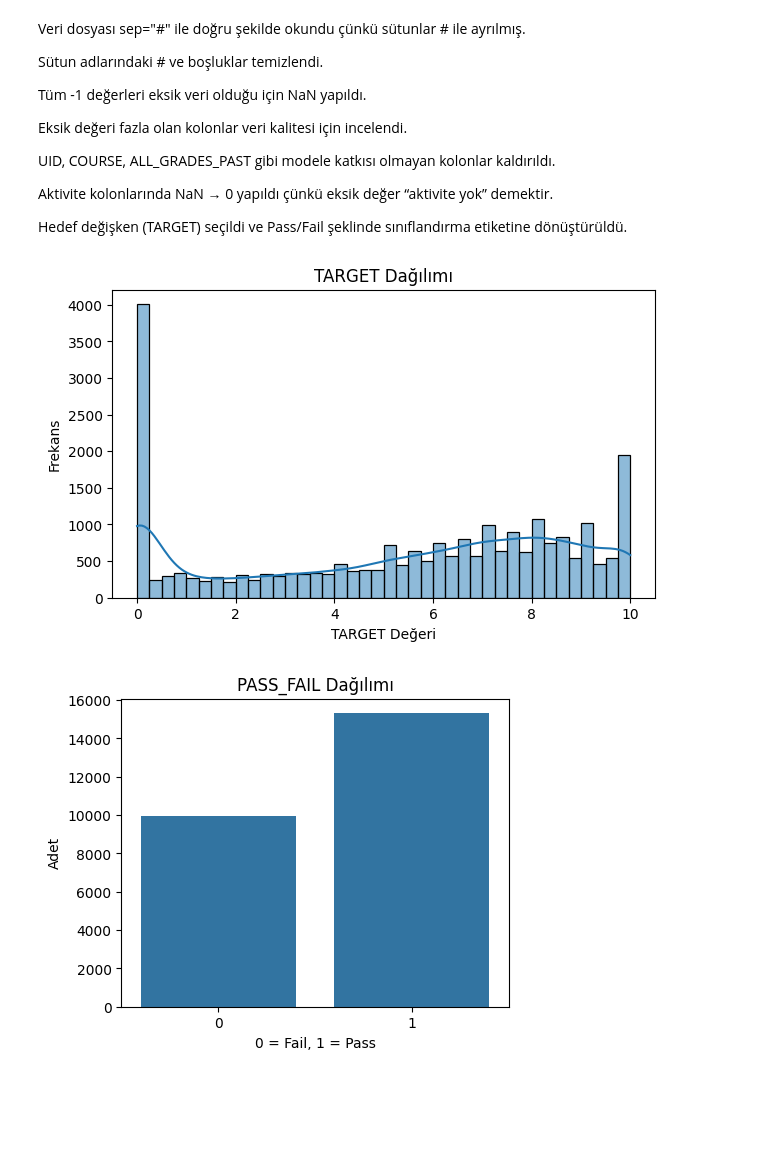
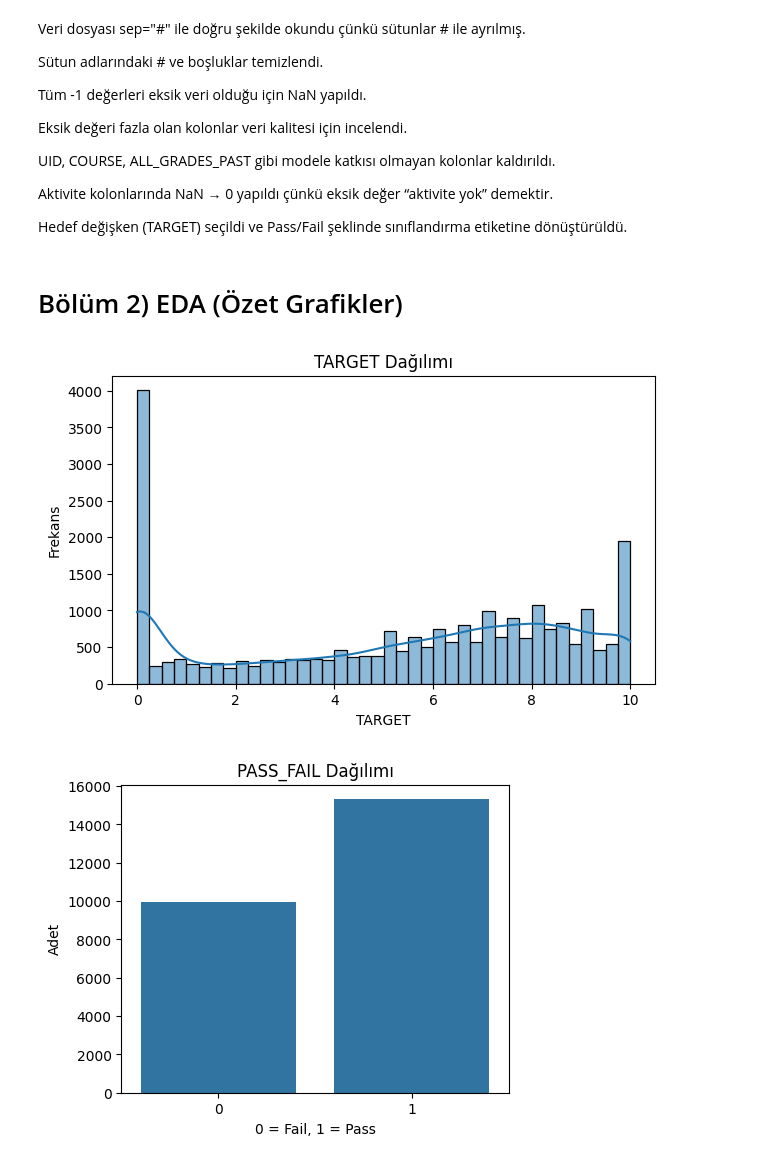
Before and after one commit to GradeSense210/GradeSense, a Jupyter notebook: Fatma_Abazlı_22040101142_GradeSense.ipynb, the cells around one changed output. Saved outputs shown, nothing was run; the diff lists cells and outputs as text; code cells hidden in the pictures; blank space fills up the shorter version.

```diff
--- a/Fatma_Abazlı_22040101142_GradeSense.ipynb
+++ b/Fatma_Abazlı_22040101142_GradeSense.ipynb
@@ -130,0 +90,9 @@ Temizlenmiş veri başarıyla kaydedildi.
+# %%
+# PASS_FAIL üret (TARGET >= 5 ise Pass)
+if target_col == "BIN_TARGET":
+    df["PASS_FAIL"] = df[target_col].astype(int)
+else:
+    df["PASS_FAIL"] = (df[target_col] >= 5).astype(int)
+
+print("PASS_FAIL dağılımı:")
+print(df["PASS_FAIL"].value_counts())
@@ -162,17 +154,19 @@ Aktivite kolonlarında NaN → 0 yapıldı çünkü eksik değer “aktivite yok
 
 
 Hedef değişken (TARGET) seçildi ve Pass/Fail şeklinde sınıflandırma etiketine dönüştürüldü.
+# %% [markdown]
+# Bölüm 2) EDA (Özet Grafikler)
 # %%
 import matplotlib.pyplot as plt
 import seaborn as sns
 # %%
-# TARGET Histogramı
-plt.figure(figsize=(7,4))
-sns.histplot(df["TARGET"], bins=40, kde=True)
-plt.title("TARGET Dağılımı")
-plt.xlabel("TARGET Değeri")
-plt.ylabel("Frekans")
-plt.show()
+if "TARGET" in df.columns:
+    plt.figure(figsize=(7,4))
+    sns.histplot(df["TARGET"], bins=40, kde=True)
+    plt.title("TARGET Dağılımı")
+    plt.xlabel("TARGET")
+    plt.ylabel("Frekans")
+    plt.show()
 # %% [output]
-[figure, old version]
+[figure, new version]
 # %%
```
Also changed, not shown: parts of 74 cells of this notebook, 2 other files.
